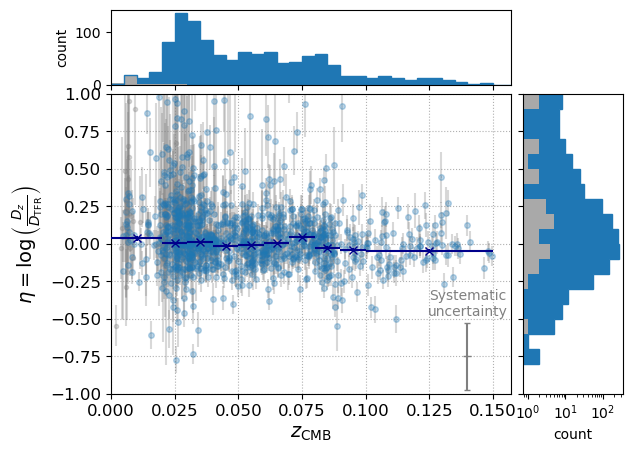
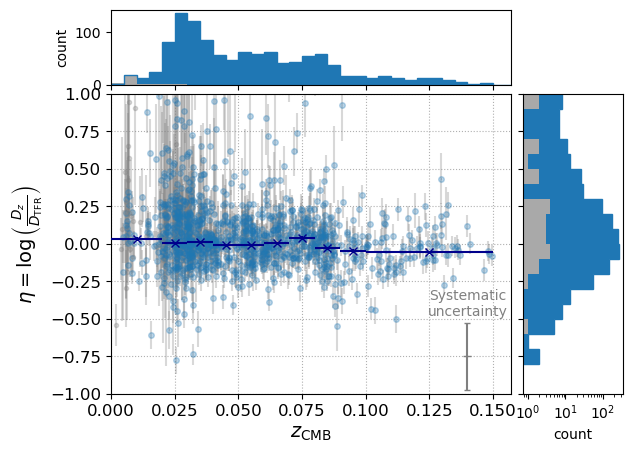
The change to this notebook cell's code, shown as a diff; its figure went from the first image to the second:
--- before
+++ after
@@ -87,7 +87,7 @@
 ax_histy.set_xlabel('count', fontsize=10);
 
-# plt.savefig('../../Figures/SV/fuji_logdist-v-zCMB_jointTFR-varyV0-perpdwarfs_AnthonyUpdates_weightsVmax-1_dVsys_20250620.png', 
-plt.savefig('../../../figures/SV_papers/fuji_logdist-v-zCMB_jointTFR-varyV0-perpdwarfs_AnthonyUpdates_weightsVmax-1_dVsys_corr_20260114.png', 
-            dpi=150, 
-            facecolor='none', 
-            bbox_inches='tight');
+# # plt.savefig('../../Figures/SV/fuji_logdist-v-zCMB_jointTFR-varyV0-perpdwarfs_AnthonyUpdates_weightsVmax-1_dVsys_20250620.png', 
+# plt.savefig('../../../figures/SV_papers/fuji_logdist-v-zCMB_jointTFR-varyV0-perpdwarfs_AnthonyUpdates_weightsVmax-1_dVsys_corr_20260114.png', 
+#             dpi=150, 
+#             facecolor='none', 
+#             bbox_inches='tight');

Commit: Fixing sign on BASS correction in SV - no change to calibration or results